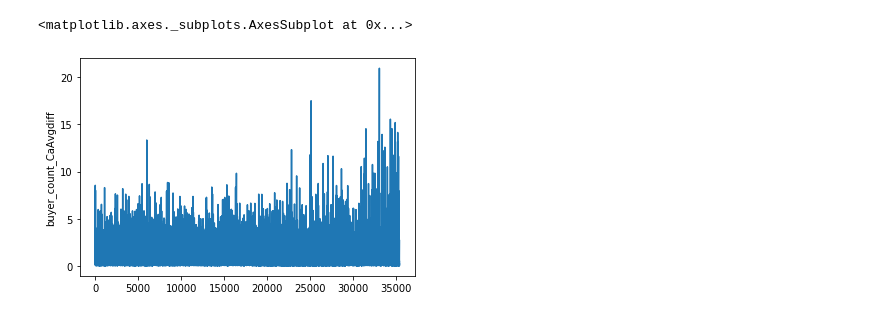
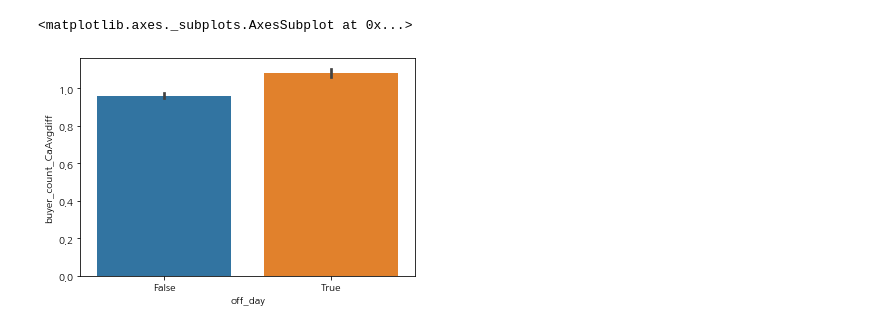
Before and after one commit to dlwlgus53/Tcommerce, a Jupyter notebook: 2.6 diff_buycount.ipynb, the cells around one changed output. Saved outputs shown, nothing was run; the diff lists cells and outputs as text; code cells hidden in the pictures.

```diff
--- a/2.6 diff_buycount.ipynb
+++ b/2.6 diff_buycount.ipynb
@@ -3,6 +7,7 @@ import pandas as pd
 import numpy as np
 import matplotlib.pyplot as plt
 import seaborn as sns
+plt.rcParams['font.family'] = 'NanumGothic'
 %matplotlib inline
 import pdb
 # %%
@@ -67,7 +90,7 @@ def buyer_diff(category, count):
     return count/category_mean.loc[category, 'mean']
 data['buyer_count_CaAvgdiff'] = data.apply(lambda x:buyer_diff(x['product_category'], x['buy_count']), axis=1)
 # %%
-sns.lineplot(x = data.index,y = data['buyer_count_CaAvgdiff'])
+sns.barplot(x = data['off_day'] ,y = data['buyer_count_CaAvgdiff'])
 # %% [output]
 <matplotlib.axes._subplots.AxesSubplot at 0x...>
-[figure, old version]
+[figure, new version]
```
Also changed, not shown: parts of 10 cells of this notebook, 19 other files.
